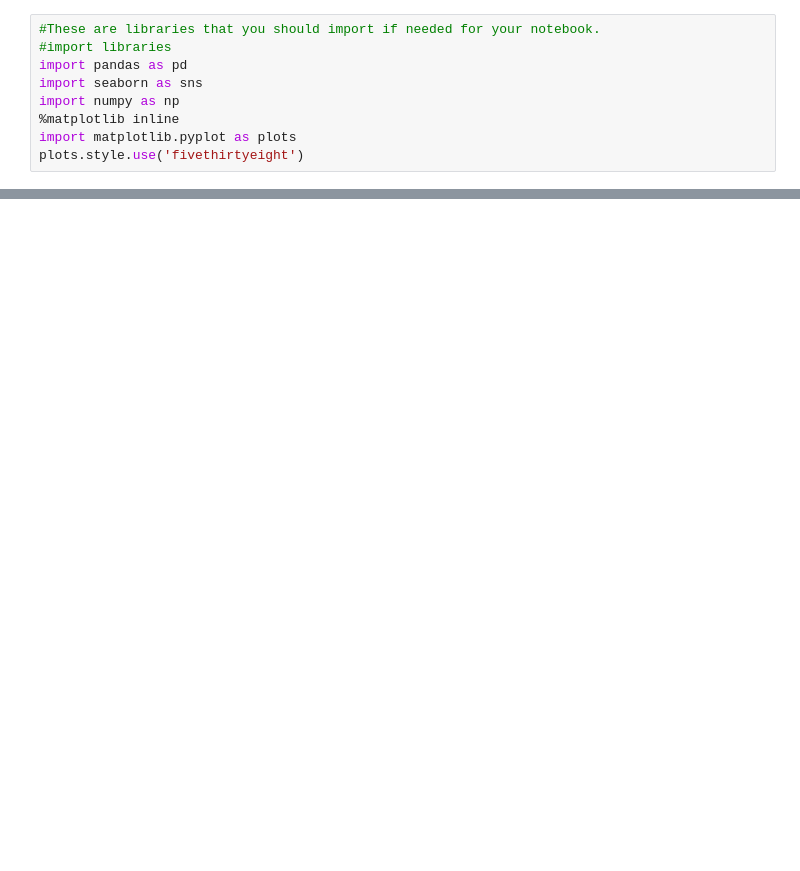
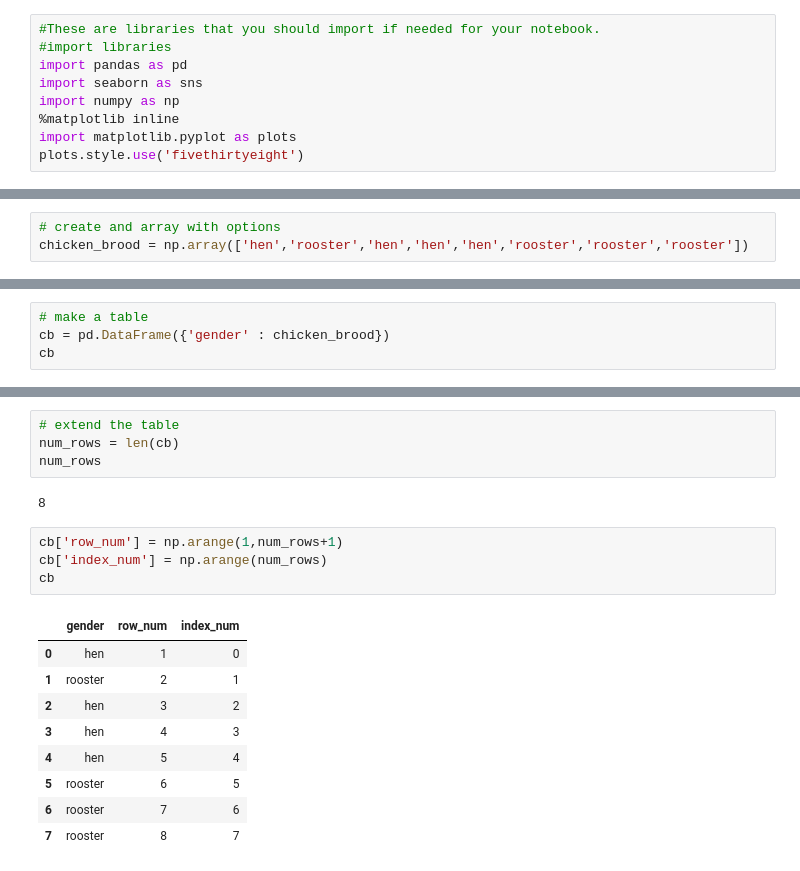
Before and after one commit to DylanPrinsloo/UCode, a Jupyter notebook: Year 1/Semester 1/Python/Lessons/session9.ipynb, the cells around one changed output, grey strips where cells are left out. Cells and saved outputs as stored; diff of their text form; blank space fills up the shorter version.

```diff
--- a/Year 1/Semester 1/Python/Lessons/session9.ipynb
+++ b/Year 1/Semester 1/Python/Lessons/session9.ipynb
@@ -175,0 +30,3 @@ plots.ylim(0, 150)
+# %%
+# create and array with options
+chicken_brood = np.array(['hen','rooster','hen','hen','hen','rooster','rooster','rooster'])
@@ -175,0 +45,4 @@ plots.ylim(0, 150)
+# %%
+# make a table
+cb = pd.DataFrame({'gender' : chicken_brood})
+cb
@@ -175,0 +72,20 @@ plots.ylim(0, 150)
+# %%
+# extend the table
+num_rows = len(cb)
+num_rows
+# %% [output]
+8
+# %%
+cb['row_num'] = np.arange(1,num_rows+1)
+cb['index_num'] = np.arange(num_rows)
+cb
+# %% [output]
+|  | gender | row_num | index_num |
+| 0 | hen | 1 | 0 |
+| 1 | rooster | 2 | 1 |
+| 2 | hen | 3 | 2 |
+| 3 | hen | 4 | 3 |
+| 4 | hen | 5 | 4 |
+| 5 | rooster | 6 | 5 |
+| 6 | rooster | 7 | 6 |
+| 7 | rooster | 8 | 7 |
```
Also changed, not shown: parts of 41 cells of this notebook, 5 other files.
